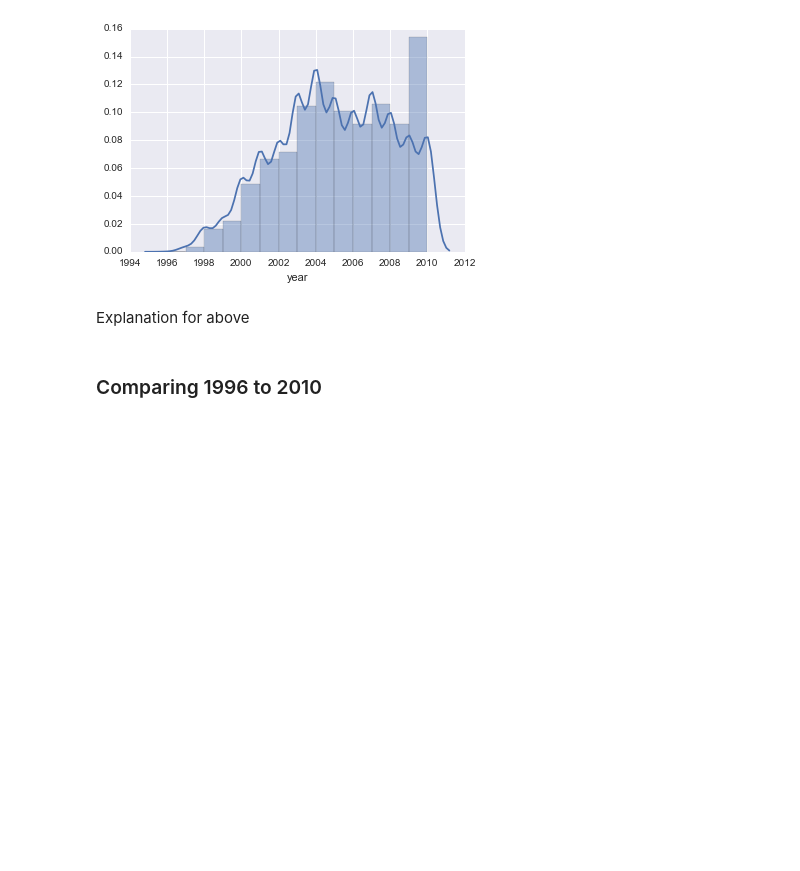
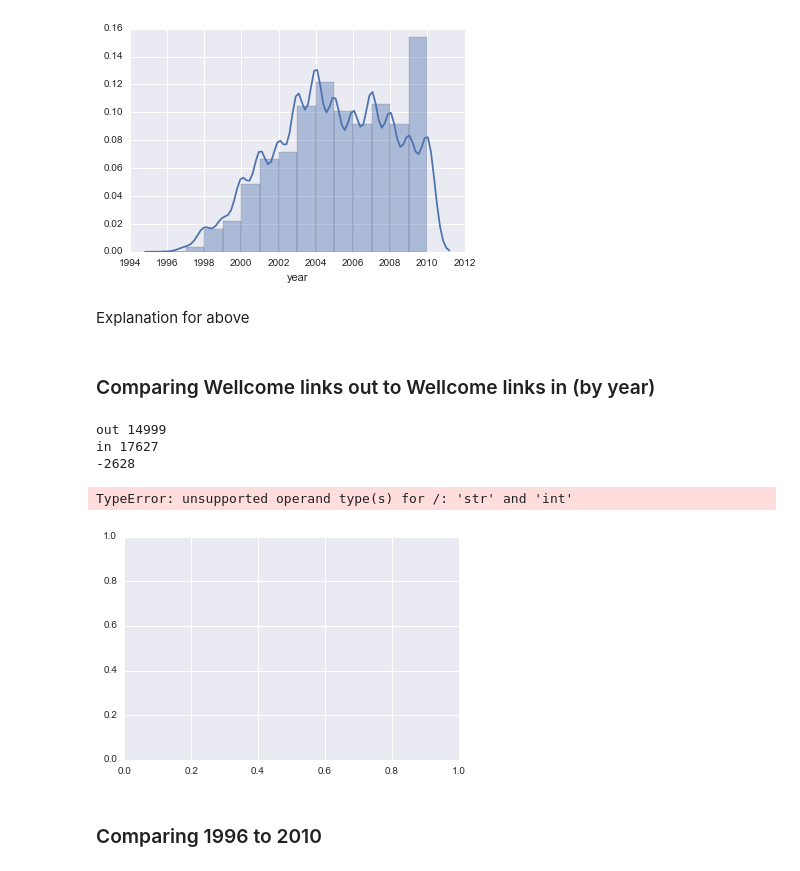
Before and after one commit to davanstrien/uk-web-archive-open-data-wellcome-project, a Jupyter notebook: Wellcome-linkage.ipynb, the cells around one changed output. Drawn from its saved outputs; the diff is of its cells as text; code cells hidden in the pictures; blank space fills up the shorter version.

```diff
--- a/Wellcome-linkage.ipynb
+++ b/Wellcome-linkage.ipynb
@@ -96,6 +102,24 @@ sns.distplot(wellcome_data['year'], bins=14)
 [figure]
 # %% [markdown]
 Explanation for above
+# %% [markdown]
+### Comparing Wellcome links out to Wellcome links in (by year)
+# %%
+wellcome_links_out = wellcome_data.origin.str.contains(r'wellcome').sum()
+print("out", wellcome_links_out)
+wellcome_links_in = wellcome_data.link.str.contains(r'wellcome').sum()
+print("in",wellcome_links_in)
+difference = wellcome_links_out - wellcome_links_in
+print(difference)
+# %% [output]
+out 14999
+in 17627
+-2628
+# %%
+sns.plot(wellcome_data['origin'], bins=14)
+# %% [output]
+TypeError: unsupported operand type(s) for /: 'str' and 'int'
+[figure, added]
 # %% [markdown]
 ### Comparing 1996 to 2010
 # %%
```
Also changed, not shown: parts of 5 cells of this notebook.
